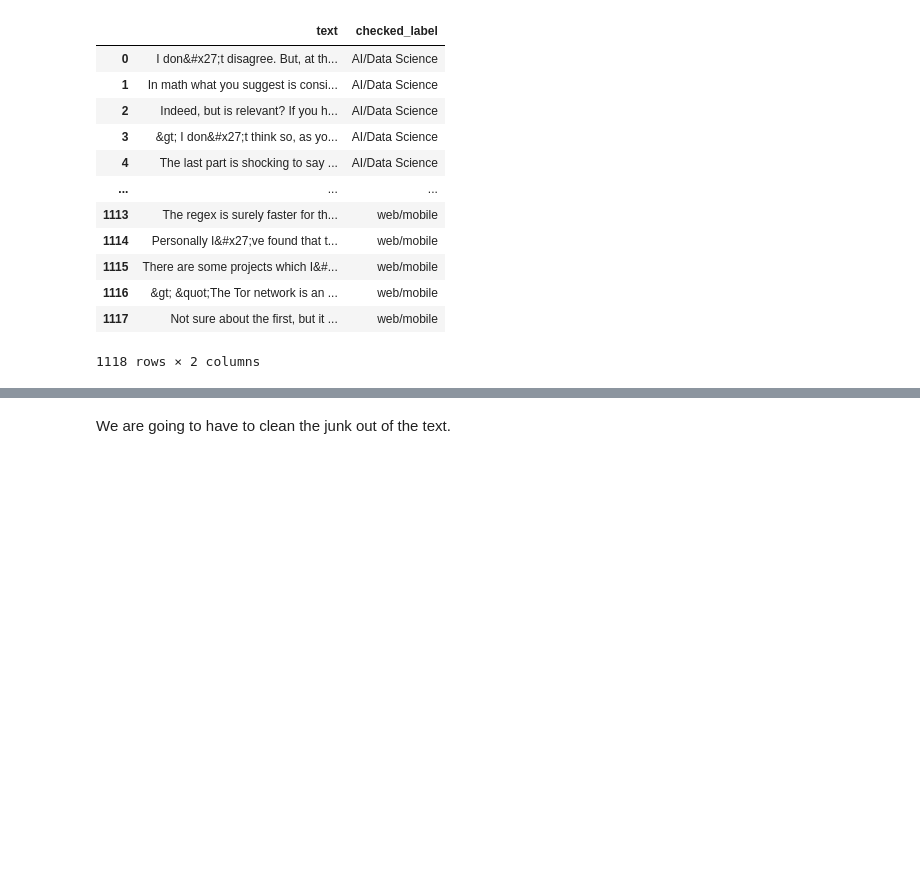
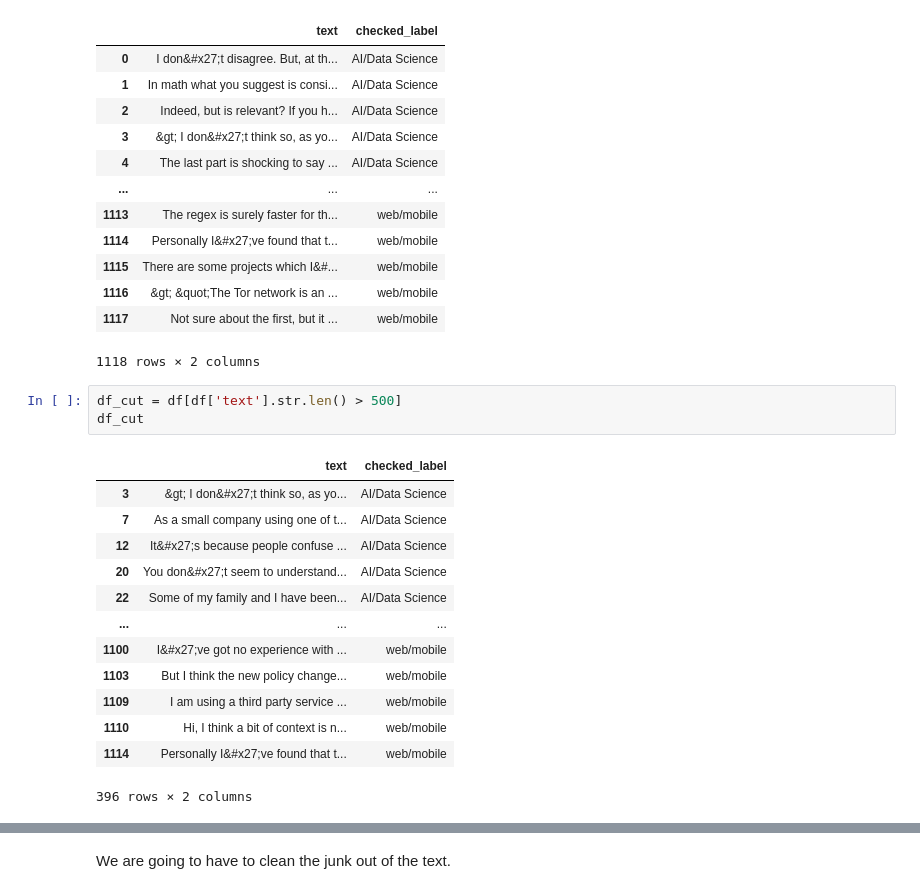
Before and after one commit to ivvlko/NLP-Factory, a Jupyter notebook: model_creation/training_models/retrain_naive_bayes.ipynb, the cells around one changed output, grey strips where cells are left out. Cells and saved outputs as stored; diff of their text form; blank space fills up the shorter version.

```diff
--- a/model_creation/training_models/retrain_naive_bayes.ipynb
+++ b/model_creation/training_models/retrain_naive_bayes.ipynb
@@ -49,3 +57,20 @@ df
 | 1116 | &gt; &quot;The Tor network is an ... | web/mobile |
 | 1117 | Not sure about the first, but it ... | web/mobile |
 1118 rows × 2 columns
+# %%
+df_cut = df[df['text'].str.len() > 500]
+df_cut
+# %% [output]
+|  | text | checked_label |
+| 3 | &gt; I don&#x27;t think so, as yo... | AI/Data Science |
+| 7 | As a small company using one of t... | AI/Data Science |
+| 12 | It&#x27;s because people confuse ... | AI/Data Science |
+| 20 | You don&#x27;t seem to understand... | AI/Data Science |
+| 22 | Some of my family and I have been... | AI/Data Science |
+| ... | ... | ... |
+| 1100 | I&#x27;ve got no experience with ... | web/mobile |
+| 1103 | But I think the new policy change... | web/mobile |
+| 1109 | I am using a third party service ... | web/mobile |
+| 1110 | Hi, I think a bit of context is n... | web/mobile |
+| 1114 | Personally I&#x27;ve found that t... | web/mobile |
+396 rows × 2 columns
```
Also changed, not shown: parts of 12 cells of this notebook, 8 other files.
